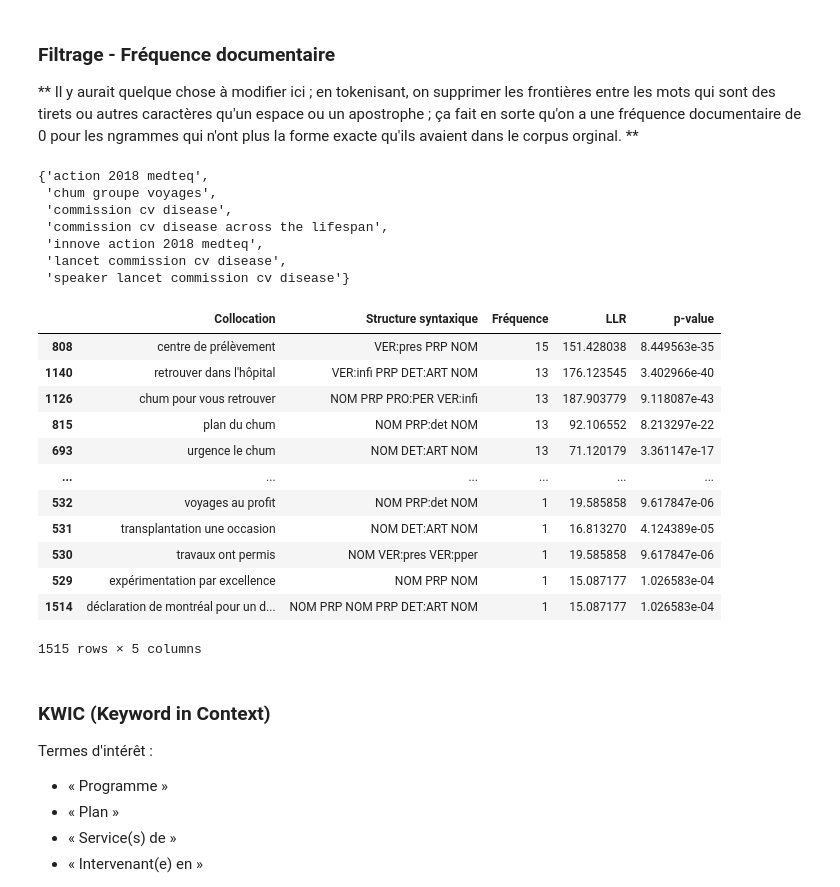
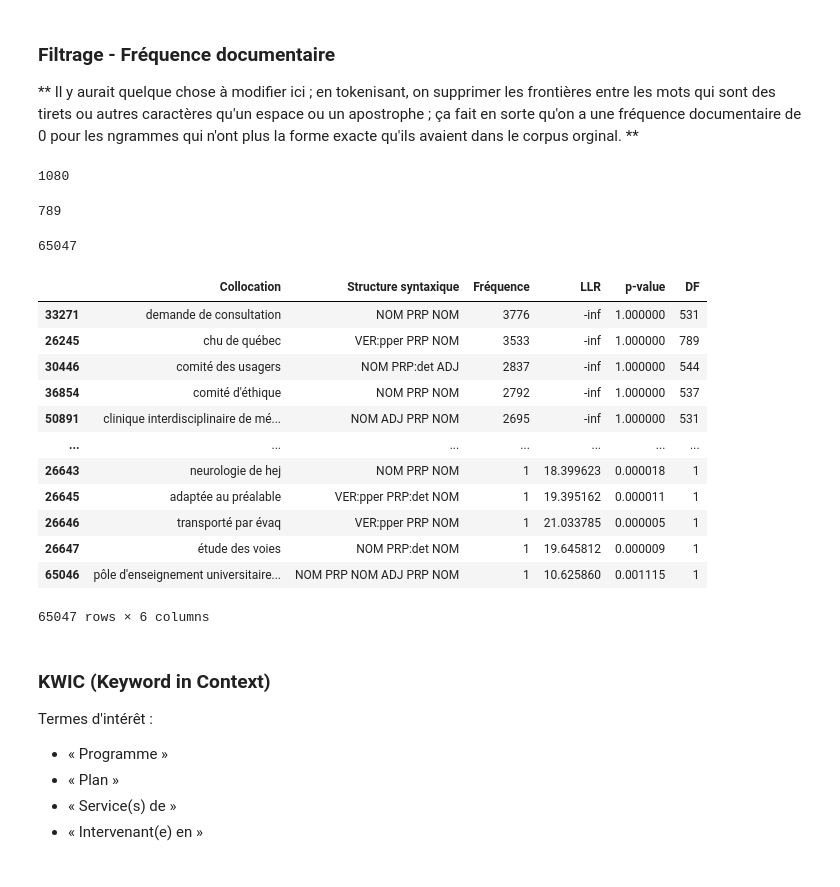
Before and after one commit to Camille-Demers/text-mining-project, a Jupyter notebook: 00-Jupyter-Notebooks/2_Prétraitement.ipynb, the cells around one changed output. Cells and saved outputs as stored; diff of their text form; code cells hidden in the pictures.

```diff
--- a/00-Jupyter-Notebooks/2_Prétraitement.ipynb
+++ b/00-Jupyter-Notebooks/2_Prétraitement.ipynb
@@ -325,7 +326,7 @@ file_path = '../04-filtrage/MeSH/mesh_patterns-fr.csv'
 
 with open (file_path, 'r') as f:
     patterns = read_csv(f)
-    patterns = patterns['Structure'].tolist() #[:200] # # On peut aussi seulement prendree les 200 structures syntaxiques les plus fréquentes dans les MeSH
+    patterns = patterns['Structure'].tolist()[:200] #[:200] # # On peut aussi seulement prendree les 200 structures syntaxiques les plus fréquentes dans les MeSH
 # %%
-terms = [t for t in phrases if t[1] in patterns and not 'NOM NOM' in t[1]] #
+terms = [t for t in phrases if t[1] in patterns] #and not 'NOM NOM' in t[1]] #
 # terms_lemmatized = [t for t in phrases_lemmatized if t[1] in patterns]
@@ -455,7 +476,7 @@ def llr_ngrammes(n):
             #if res == float('-inf') :
             #    res = 50000
 
-            if p < 0.05 or (res == float('-inf')):
+            if p < 0.005 or (res == float('-inf')):
                 llr.append({'Collocation' : " ".join(t).replace("' ", "'"), 'Structure syntaxique': dict_patterns[" ".join(t).replace("' ", "'")], 'Fréquence' : c_ngram, 'LLR': res, 'p-value': p})
 
     return llr
@@ -488,4 +509,14 @@ DataFrame(terms).sort_values(by = "Fréquence", ascending=False)
 ** Il y aurait quelque chose à modifier ici ; en tokenisant, on supprimer les frontières entre les mots qui sont des tirets ou autres caractères qu'un espace ou un apostrophe ; ça fait en sorte qu'on a une fréquence documentaire de 0 pour les ngrammes qui n'ont plus la forme exacte qu'ils avaient dans le corpus orginal. **
 # %%
 dfs = {term['Collocation']: len([doc for doc in text if term['Collocation'] in doc]) for term in terms}
+# %%
+max_df = round(0.85 * nb_docs)        # Pour rejeter les termes qui se retrouvent dans plus de 85% des documents
+max_df
+# %% [output]
+1080
+# %%
+test = dfs[max(dfs, key=dfs.get)] # Voir quelle est la fréquence documentaire maximale qu'on retrouve
+test
+# %% [output]
+789
 # %%
@@ -493,34 +525,29 @@ test = {term for term in dfs if dfs[term] == 0}
-# %%
-test
-# %% [output]
-{'action 2018 medteq',
- 'chum groupe voyages',
- 'commission cv disease',
- 'commission cv disease across the lifespan',
- 'innove action 2018 medteq',
- 'lancet commission cv disease',
- 'speaker lancet commission cv disease'}
 # %%
-max_df = round(0.98 * nb_docs)        # Pour rejeter les termes qui se retrouvent dans 98% des documents
-terms = [t for t in terms if dfs[t['Collocation']] < max_df and dfs[t['Collocation']] > 0]
+max_df = round(0.95 * nb_docs)        # Pour rejeter les termes qui se retrouvent dans 95% des documents
+terms = [t for t in terms if dfs[t['Collocation']] < max_df ] #and dfs[t['Collocation']] > 0]
+# %%
+colloc = [term['Collocation'] for term in terms]
+len(colloc)
+# %% [output]
+65047
 # %%
-#for term in terms:
-#    term['DF'] = dfs[term['Collocation']]
+for term in terms:
+    term['DF'] = dfs[term['Collocation']]
 DataFrame(terms).sort_values(by="Fréquence", ascending=False)
 # %% [output]
-|  | Collocation | Structure syntaxique | Fréquence | LLR | p-value |
-| 808 | centre de prélèvement | VER:pres PRP NOM | 15 | 151.428038 | 8.449563e-35 |
-| 1140 | retrouver dans l'hôpital | VER:infi PRP DET:ART NOM | 13 | 176.123545 | 3.402966e-40 |
-| 1126 | chum pour vous retrouver | NOM PRP PRO:PER VER:infi | 13 | 187.903779 | 9.118087e-43 |
-| 815 | plan du chum | NOM PRP:det NOM | 13 | 92.106552 | 8.213297e-22 |
-| 693 | urgence le chum | NOM DET:ART NOM | 13 | 71.120179 | 3.361147e-17 |
-| ... | ... | ... | ... | ... | ... |
-| 532 | voyages au profit | NOM PRP:det NOM | 1 | 19.585858 | 9.617847e-06 |
-| 531 | transplantation une occasion | NOM DET:ART NOM | 1 | 16.813270 | 4.124389e-05 |
-| 530 | travaux ont permis | NOM VER:pres VER:pper | 1 | 19.585858 | 9.617847e-06 |
-| 529 | expérimentation par excellence | NOM PRP NOM | 1 | 15.087177 | 1.026583e-04 |
-| 1514 | déclaration de montréal pour un d... | NOM PRP NOM PRP DET:ART NOM | 1 | 15.087177 | 1.026583e-04 |
+|  | Collocation | Structure syntaxique | Fréquence | LLR | p-value | DF |
+| 33271 | demande de consultation | NOM PRP NOM | 3776 | -inf | 1.000000 | 531 |
+| 26245 | chu de québec | VER:pper PRP NOM | 3533 | -inf | 1.000000 | 789 |
+| 30446 | comité des usagers | NOM PRP:det ADJ | 2837 | -inf | 1.000000 | 544 |
+| 36854 | comité d'éthique | NOM PRP NOM | 2792 | -inf | 1.000000 | 537 |
+| 50891 | clinique interdisciplinaire de mé... | NOM ADJ PRP NOM | 2695 | -inf | 1.000000 | 531 |
+| ... | ... | ... | ... | ... | ... | ... |
+| 26643 | neurologie de hej | NOM PRP NOM | 1 | 18.399623 | 0.000018 | 1 |
+| 26645 | adaptée au préalable | VER:pper PRP:det NOM | 1 | 19.395162 | 0.000011 | 1 |
+| 26646 | transporté par évaq | VER:pper PRP NOM | 1 | 21.033785 | 0.000005 | 1 |
+| 26647 | étude des voies | NOM PRP:det NOM | 1 | 19.645812 | 0.000009 | 1 |
+| 65046 | pôle d'enseignement universitaire... | NOM PRP NOM ADJ PRP NOM | 1 | 10.625860 | 0.001115 | 1 |
-1515 rows × 5 columns
+65047 rows × 6 columns
 # %%
 df = pd.DataFrame(terms)
 df.sort_values(['Fréquence'],
```
Also changed, not shown: parts of 20 cells of this notebook, 3 other files.
